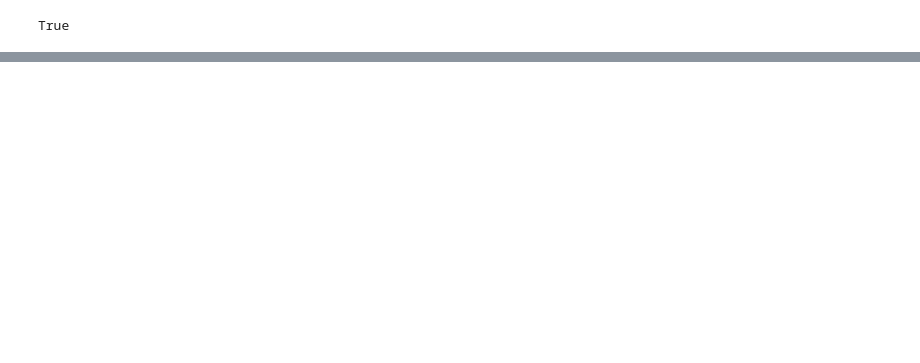
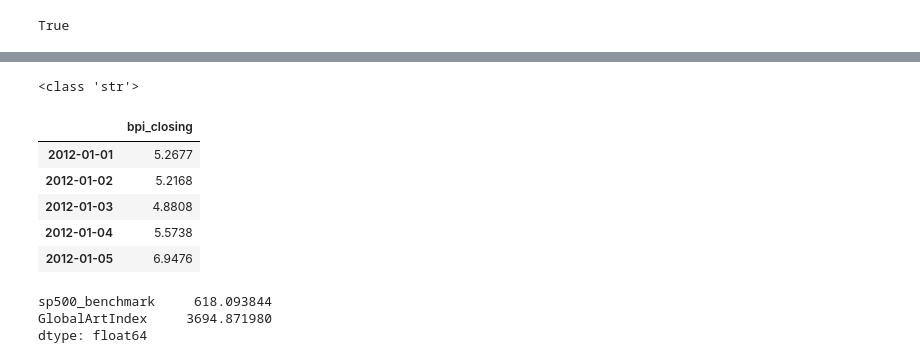
Before and after one commit to 1henrys/BC_Project1, a Jupyter notebook: notebooks/data_analysis.ipynb, the cells around one changed output, grey strips where cells are left out. Saved outputs shown, nothing was run; the diff lists cells and outputs as text; code cells hidden in the pictures; blank space fills up the shorter version.

```diff
--- a/notebooks/data_analysis.ipynb
+++ b/notebooks/data_analysis.ipynb
@@ -93,0 +99,54 @@ def bonus_detailed_art_calcs_10yr
+# %%
+## Fetch crypto Data ##
+api_key = os.getenv("NOMICS_API_KEY")
+print(type(api_key))
+api_key_string = "key=" + api_key
+request_url = "https://api.coindesk.com/v1/bpi/historical/close.json?start=2012-01-01&end=2020-10-05"
+# Execute get request
+response_data = requests.get(request_url)
+data = response_data.json()
+#print(json.dumps(data, indent=4))
+bpi_list = data["bpi"]
+#print(json.dumps(bpi_list, indent=4))
+bpi_df = pd.DataFrame.from_dict(bpi_list, orient='index',
+                       columns=['bpi_closing'])
+#bpi_df.columns = ['bpi_closing']
+#bpi_df.set_index(bpi_df['date'],inplace=True)
+bpi_df.head()
+# %% [output]
+<class 'str'>
+|  | bpi_closing |
+| 2012-01-01 | 5.2677 |
+| 2012-01-02 | 5.2168 |
+| 2012-01-03 | 4.8808 |
+| 2012-01-04 | 5.5738 |
+| 2012-01-05 | 6.9476 |
+# %%
+# Combine datasets into one daily adjusted closing USD price dataframe
+
+# first select art index of choice and scale up price by 100
+gblart_index_df['GlobalArtIndex'] = (art_index.loc[:,'Global Index (USD)'])*100
+
+benchmk_pos_list = ['SP500','GlobalArtIndex']
+
+test_price_df = pd.DataFrame(columns=benchmk_pos_list)
+test_price_df = sp500_df
+
+test_price_df =  test_price_df.merge(gblart_index_df,
+                                                     how='left',
+                                                     left_index=True,
+                                                     right_index=True
+                                                    )
+
+test_returns_df = test_price_df.pct_change() #
+test_std_df = test_price_df.std()
+test_std_df
+
+
+
+#sp500_daily_returns = sp500_df.pct_change().dropna()
+#sp500_daily_returns.head()
+# %% [output]
+sp500_benchmark     618.093844
+GlobalArtIndex     3694.871980
+dtype: float64
```
Also changed, not shown: parts of 8 cells of this notebook.
